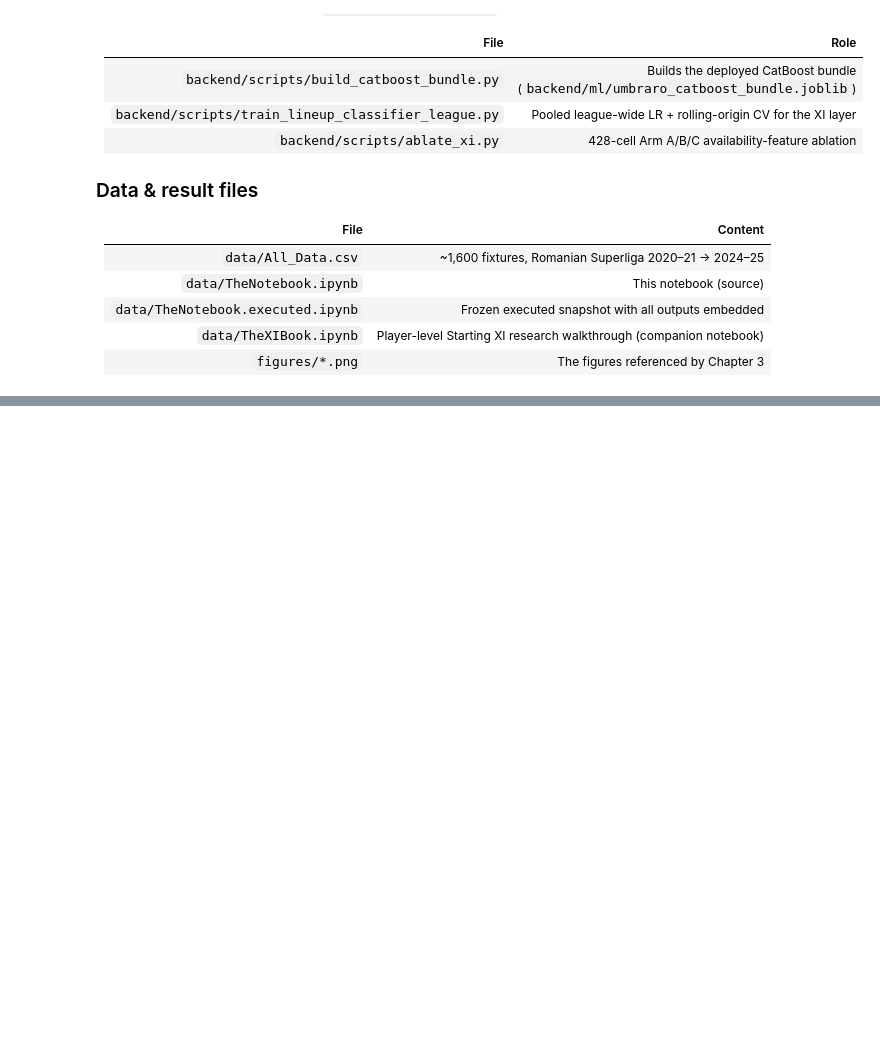
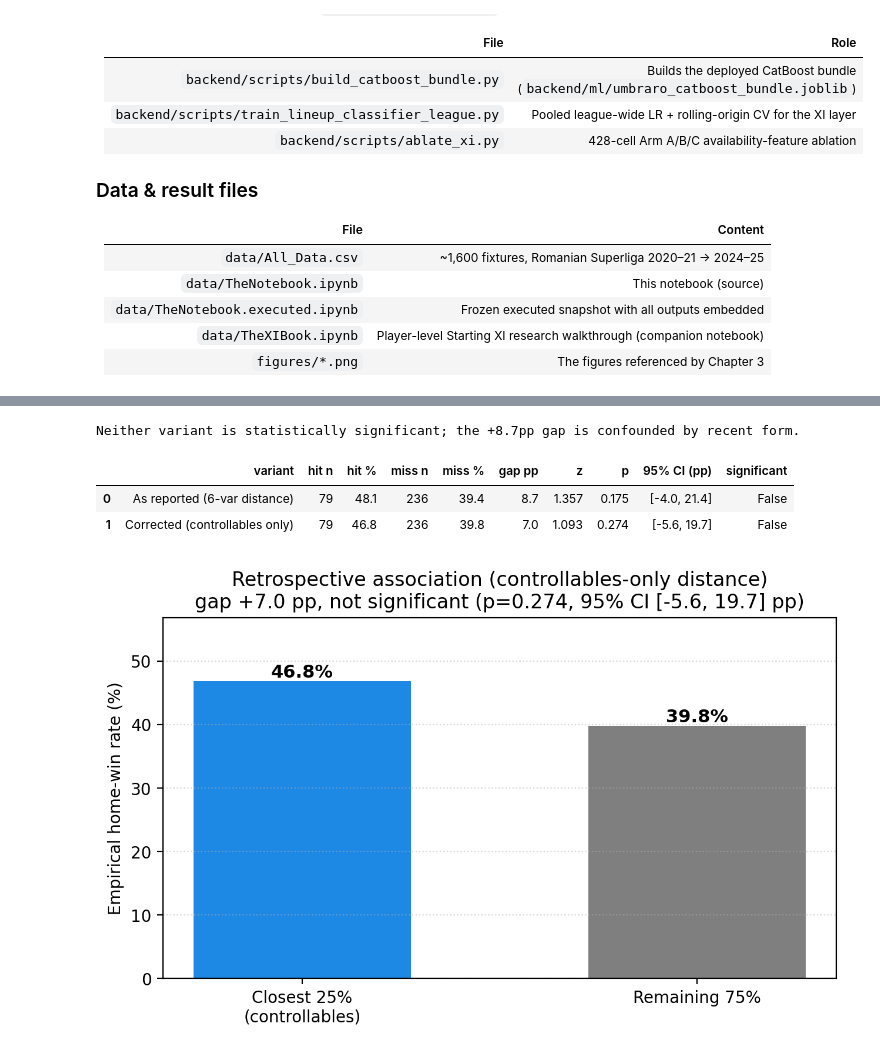
Before and after one commit to MihaiCiorascu/UCluj, a Jupyter notebook: data/TheNotebook.ipynb, the cells around one changed output, grey strips where cells are left out. Saved outputs shown, nothing was run; the diff lists cells and outputs as text; code cells hidden in the pictures; blank space fills up the shorter version.

```diff
--- a/data/TheNotebook.ipynb
+++ b/data/TheNotebook.ipynb
@@ -2528,0 +2538,24 @@ RandomForest 0.231767 0.065050  0.621203 0.026391 0.656842    0.232099 0.652933
+# %%
+import json
+from pathlib import Path
+import pandas as pd
+from IPython.display import Image, display
+res = json.loads(Path('../scripts/corrections/retrospective_corrected.json').read_text(encoding='utf-8'))
+rows = []
+for key, label in [('as_reported', 'As reported (6-var distance)'),
+                   ('corrected_controllables_only', 'Corrected (controllables only)')]:
+    r = res[key]
+    rows.append({'variant': label, 'hit n': r['hit_n'], 'hit %': r['hit_rate_pct'],
+                 'miss n': r['miss_n'], 'miss %': r['miss_rate_pct'], 'gap pp': r['diff_pp'],
+                 'z': r['z'], 'p': r['p_value'],
+                 '95% CI (pp)': f"[{r['ci95_pp'][0]}, {r['ci95_pp'][1]}]",
+                 'significant': r['significant_at_05']})
+print('Neither variant is statistically significant; the +8.7pp gap is confounded by recent form.')
+display(pd.DataFrame(rows))
+display(Image('../figures_corrected/retrospective_corrected.png'))
+# %% [output]
+Neither variant is statistically significant; the +8.7pp gap is confounded by recent form.
+|  | variant | hit n | hit % | miss n | miss % | gap pp | z | p | 95% CI (pp) | significant |
+| 0 | As reported (6-var distance) | 79 | 48.1 | 236 | 39.4 | 8.7 | 1.357 | 0.175 | [-4.0, 21.4] | False |
+| 1 | Corrected (controllables only) | 79 | 46.8 | 236 | 39.8 | 7.0 | 1.093 | 0.274 | [-5.6, 19.7] | False |
+[figure, added]
```
Also changed, not shown: parts of 2 cells of this notebook, 8 other files.
